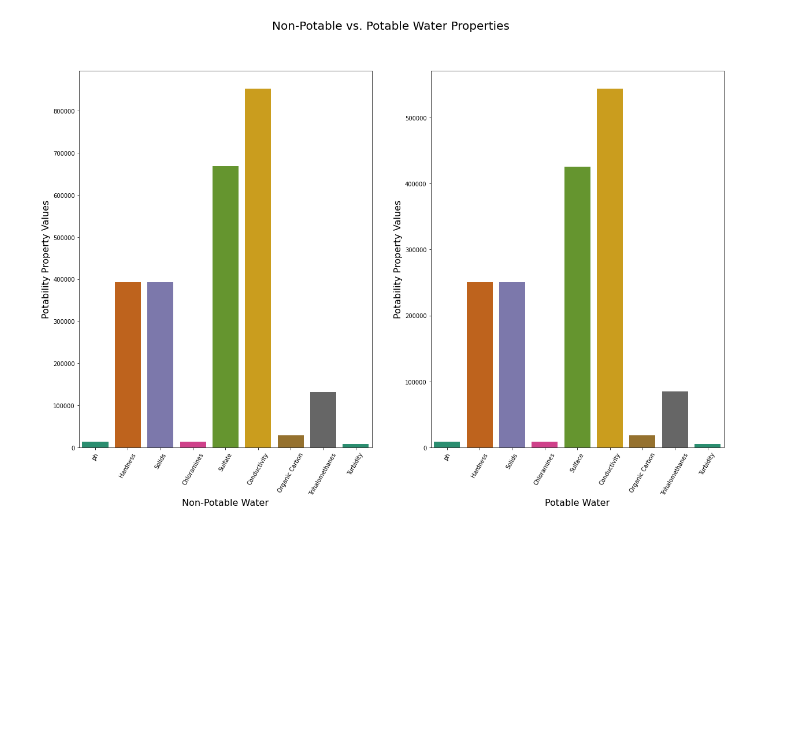
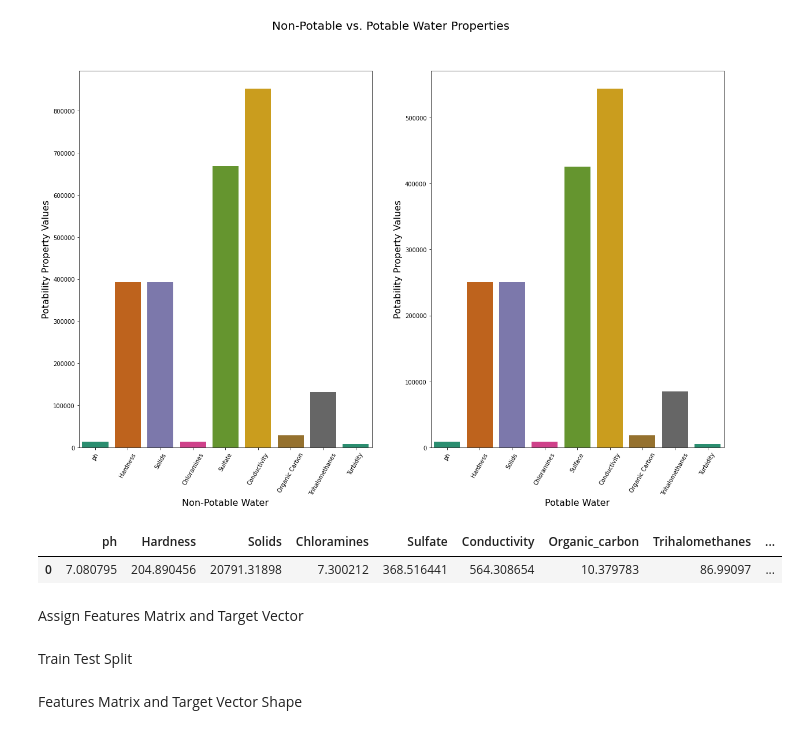
Before and after one commit to jvaug30/Water-Potability, a Jupyter notebook: Water_Potability.ipynb, the cells around one changed output. Cells and saved outputs as stored; diff of their text form; code cells hidden in the pictures; blank space fills up the shorter version.

```diff
--- a/Water_Potability.ipynb
+++ b/Water_Potability.ipynb
@@ -262,3 +277,10 @@ axes[1].set_ylabel('Potability Property Values', fontsize=16);
 fig.suptitle('Non-Potable vs. Potable Water Properties', fontsize=20);
 # %% [output]
 [figure]
+# %%
+df.head(1)
+# %% [output]
+|  | ph | Hardness | Solids | Chloramines | Sulfate | Conductivity | Organic_carbon | Trihalomethanes | ... |
+| 0 | 7.080795 | 204.890456 | 20791.31898 | 7.300212 | 368.516441 | 564.308654 | 10.379783 | 86.99097 | ... |
+# %% [markdown]
+Assign Features Matrix and Target Vector
@@ -264,0 +290,2 @@ fig.suptitle('Non-Potable vs. Potable Water Properties', fontsize=20);
+# %% [markdown]
+Train Test Split
@@ -264,0 +294,2 @@ fig.suptitle('Non-Potable vs. Potable Water Properties', fontsize=20);
+# %% [markdown]
+Features Matrix and Target Vector Shape
```
Also changed, not shown: parts of 38 cells of this notebook.
